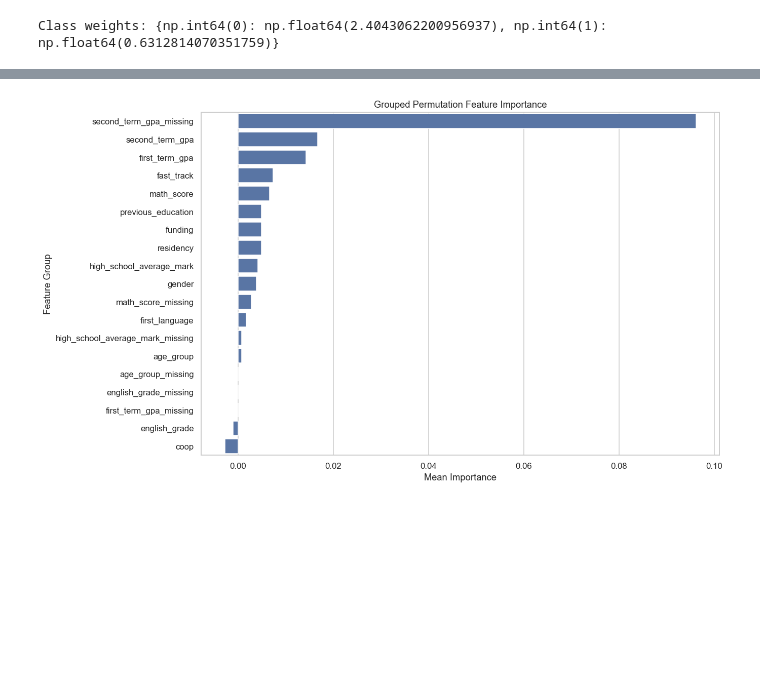
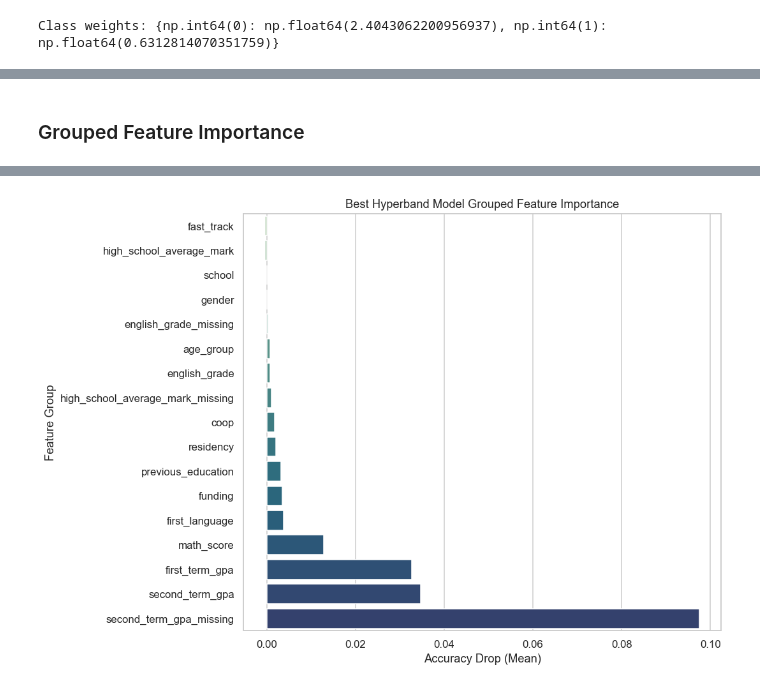
Before and after one commit to HaripriyaGounalan/student-success-predictor, a Jupyter notebook: first_year_persistance_classification/first_year_persistance.ipynb, the cells around one changed output, grey strips where cells are left out. Cells and saved outputs as stored; diff of their text form; code cells hidden in the pictures; blank space fills up the shorter version.

Commit message:
first year persistance classification

```diff
--- a/first_year_persistance_classification/first_year_persistance.ipynb
+++ b/first_year_persistance_classification/first_year_persistance.ipynb
@@ -2,5 +2,5 @@
 # Add project folder to sys.path
 import sys
 from pathlib import Path
-project_path = Path(r"add-your-path-here\student-success-predictor")
+project_path = Path(r"C:\Users\Vivek K\Haripriya\Sem_5\Neural Networks\Final_Project\student-success-predictor")
 sys.path.append(str(project_path))
@@ -174,7 +386,7 @@ model.compile(optimizer='adam', loss='binary_crossentropy', metrics=['accuracy']
 from tensorflow.keras.callbacks import EarlyStopping, ModelCheckpoint
 
 early_stopping = EarlyStopping(monitor='val_loss', patience=50, restore_best_weights=True)
-model_checkpoint = ModelCheckpoint(project_path / "first_year_persistance_classification/models/best_model.keras", monitor='val_loss', save_best_only=True)
+model_checkpoint = ModelCheckpoint(project_path / "first_year_persistance_classification/models/baseline_model.keras", monitor='val_loss', save_best_only=True)
 
 history = model.fit(
     X_train, y_train,
@@ -559,6 +829,6 @@ TOP 20 BEST TRIALS (by Validation Accuracy)
 # %%
 # best model from the search high accuracy and low loss on validation set
-overall_best_trial = hyperband_tuner.get_best_hyperparameters(3)[2]
+overall_best_trial = hyperband_tuner.get_best_hyperparameters(11)[10]
 best_model = hyperband_tuner.hypermodel.build(overall_best_trial)
 best_model.summary()
 
@@ -710,67 +1051,17 @@ plot_roc_curves(
+# %% [markdown]
+### Grouped Feature Importance
 # %%
-
-wrapped_model = KerasWrapper(best_model)
-
-result = permutation_importance(
-    wrapped_model,
+best_grouped_importance_df = compute_grouped_permutation_importance(
+    best_model,
     X_test,
     y_test,
     n_repeats=10,
     random_state=42,
-    scoring="accuracy"
 )
 
-# individual feature importance
-feature_importance_df = pd.DataFrame({
-    "Feature": X_test.columns,
-    "Importance Mean": result.importances_mean,
-    "Importance Std": result.importances_std
-}).sort_values(by="Importance Mean", ascending=False)
-
-
-# combine one-hot encoded columns by original feature name
-grouped_rows = []
-
-group_prefixes = [
-    "first_language",
-    "funding",
-    "gender",
-    "previous_education"
-]
-
-used_cols = set()
-
-for prefix in group_prefixes:
-    matching = feature_importance_df[feature_importance_df["Feature"].str.startswith(prefix + "_")]
-    if not matching.empty:
-        grouped_rows.append({
-            "Feature Group": prefix,
-            "Importance Mean": matching["Importance Mean"].sum(),
-            "Importance Std": matching["Importance Std"].sum()
-        })
-        used_cols.update(matching["Feature"].tolist())
-
-# keep non one-hot columns as they are
-remaining = feature_importance_df[~feature_importance_df["Feature"].isin(used_cols)]
-
-for _, row in remaining.iterrows():
-    grouped_rows.append({
-        "Feature Group": row["Feature"],
-        "Importance Mean": row["Importance Mean"],
-        "Importance Std": row["Importance Std"]
-    })
-
-grouped_importance_df = pd.DataFrame(grouped_rows).sort_values(
-    by="Importance Mean", ascending=False
+display(best_grouped_importance_df)
+plot_grouped_feature_importance(
+    best_grouped_importance_df,
+    title="Best Hyperband Model Grouped Feature Importance",
 )
-
-display(grouped_importance_df)
-
-# plot grouped importance
-plt.figure(figsize=(12, 8))
-sns.barplot(x="Importance Mean", y="Feature Group", data=grouped_importance_df)
-plt.title("Grouped Permutation Feature Importance")
-plt.xlabel("Mean Importance")
-plt.ylabel("Feature Group")
-plt.show()
 # %% [output]
@@ -794 +1086 @@ plt.show()
-[figure, old version]
+[figure, new version]
```
Also changed, not shown: parts of 34 cells of this notebook, 1 other file.
